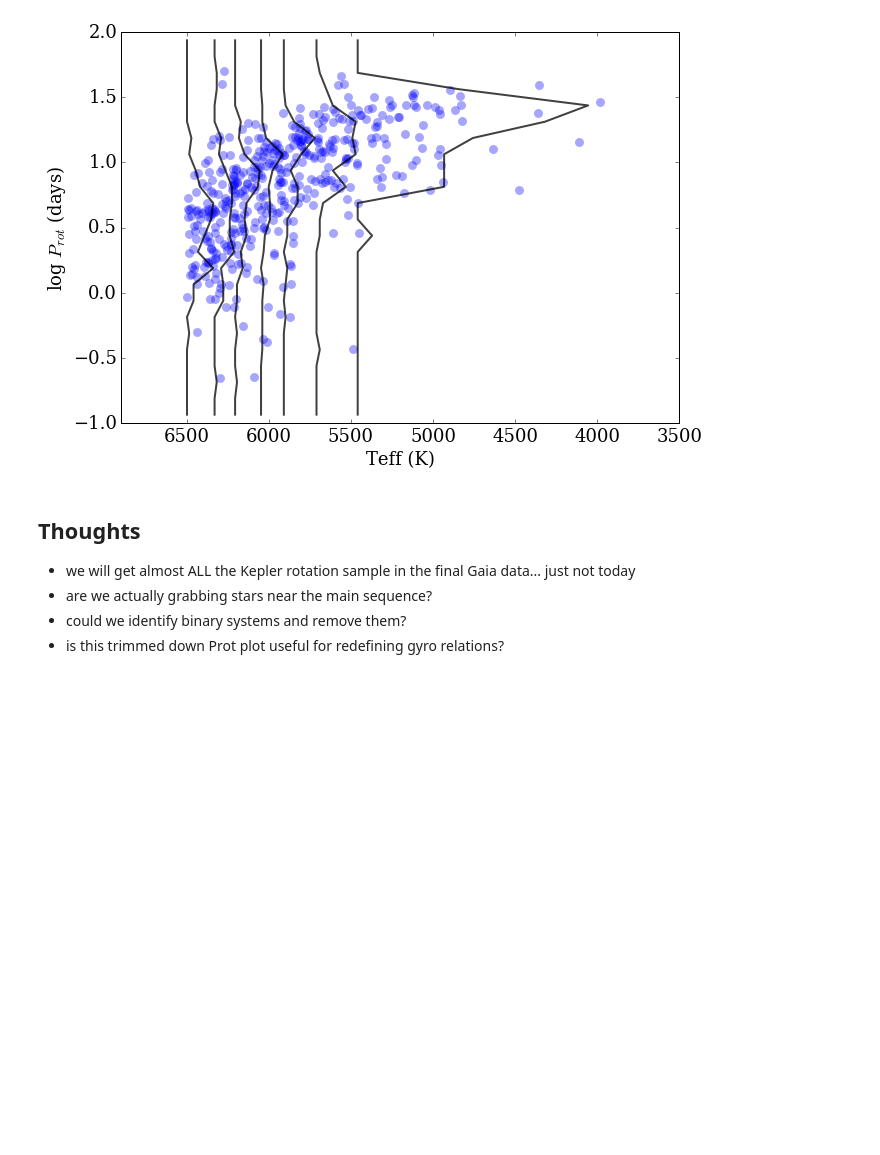
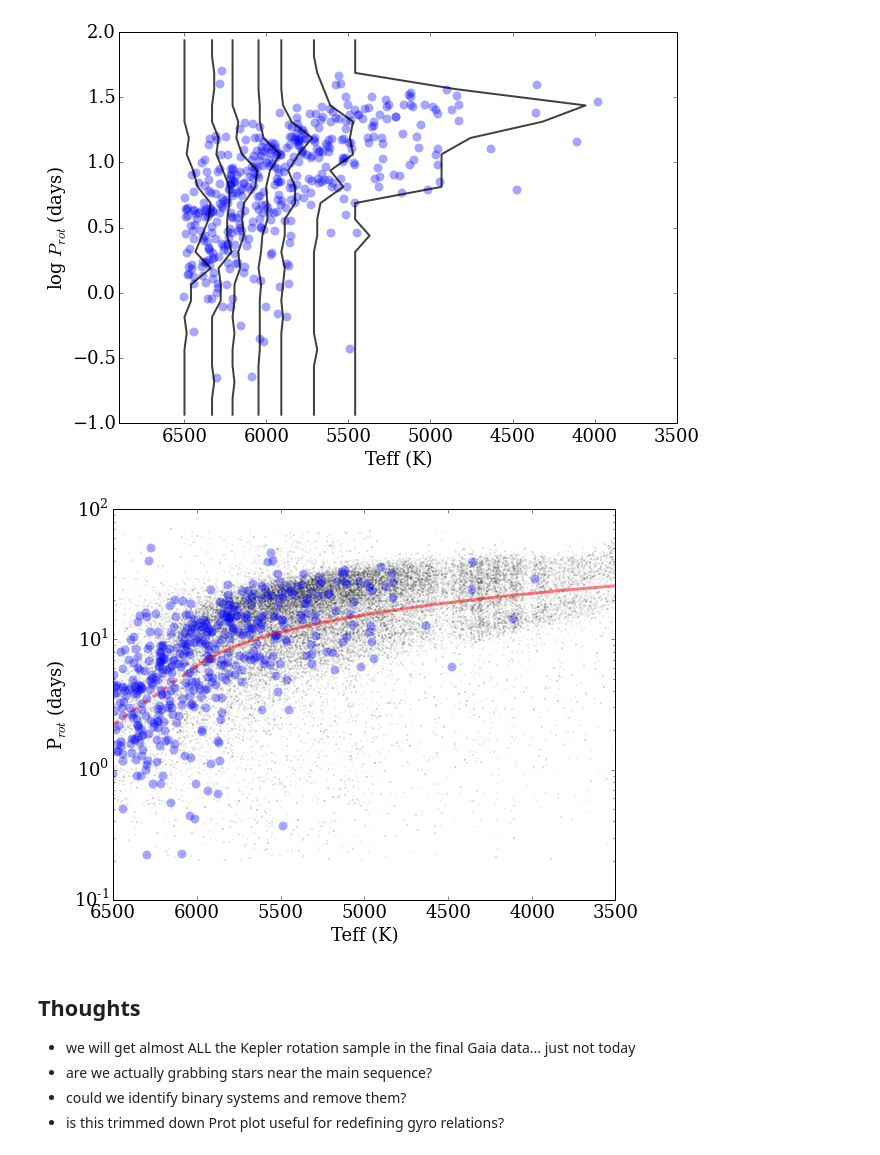
Before and after one commit to jradavenport/gaia_rot, a Jupyter notebook: explore.ipynb, the cells around one changed output. Drawn from its saved outputs; the diff is of its cells as text; code cells hidden in the pictures; blank space fills up the shorter version.

Commit message:
split isochrone

```diff
--- a/explore.ipynb
+++ b/explore.ipynb
@@ -397,3 +398,42 @@ plt.ylabel('log $P_{rot}$ (days)')
 plt.savefig('fig5.png', dpi=300, bbox_inches='tight', pad_inches=0.25)
 # %% [output]
 [figure]
+# %%
+# make gyro plot again, but put isochrones on in Teff units
+B_V = teff2bv(gaia[u'Teff'].values, np.median(gaia[u'log(g)'].values), 0)
+
+ss = np.argsort(B_V)
+sb = np.argsort(gaia[u'Teff'].values)
+
+mid_iso = MM09e2(B_V, 600)
+
+plt.figure(figsize=(9,7))
+cm = plt.cm.get_cmap('Spectral')
+plt.scatter(gaia[u'Teff'], gaia[u'Prot'], s=2, alpha=0.15, c='k', lw=0, rasterized=True)
+
+plt.scatter(gaia[u'Teff'].values[ok][msok],
+            gaia[u'Prot'].values[ok][msok],
+            s=80, alpha=0.35, lw=0, rasterized=True)
+
+iok = np.where((gaia[u'Teff'].values[sb] < 6000) & (gaia[u'Teff'].values[sb] > 3500))
+plt.plot(gaia[u'Teff'].values[sb][iok], mid_iso[sb][iok], c='red', lw=3, alpha=0.5)
+
+# extend the isochrone hotter
+xx = gaia[u'Teff'].values[sb][iok]
+yy = np.log10(mid_iso[sb][iok])
+m = (yy[-20] - yy[-1]) / (xx[-20] - xx[-1])
+b = yy[-1] - m*xx[-1]
+
+plt.plot(np.arange(6000,6600,100), 10.**(np.arange(6000,6600,100)*m+b), c='red', lw=3, alpha=0.5, linestyle='dashed')
+
+plt.xlim(6500,3500)
+
+plt.yscale('log')
+plt.xlabel('Teff (K)')
+plt.ylabel('P$_{rot}$ (days)')
+
+# plt.title('Stars close to main sequence')
+
+plt.savefig('fig4alt.png', dpi=300, bbox_inches='tight', pad_inches=0.25)
+# %% [output]
+[figure, added]
```
Also changed, not shown: parts of 13 cells of this notebook, 2 other files.
